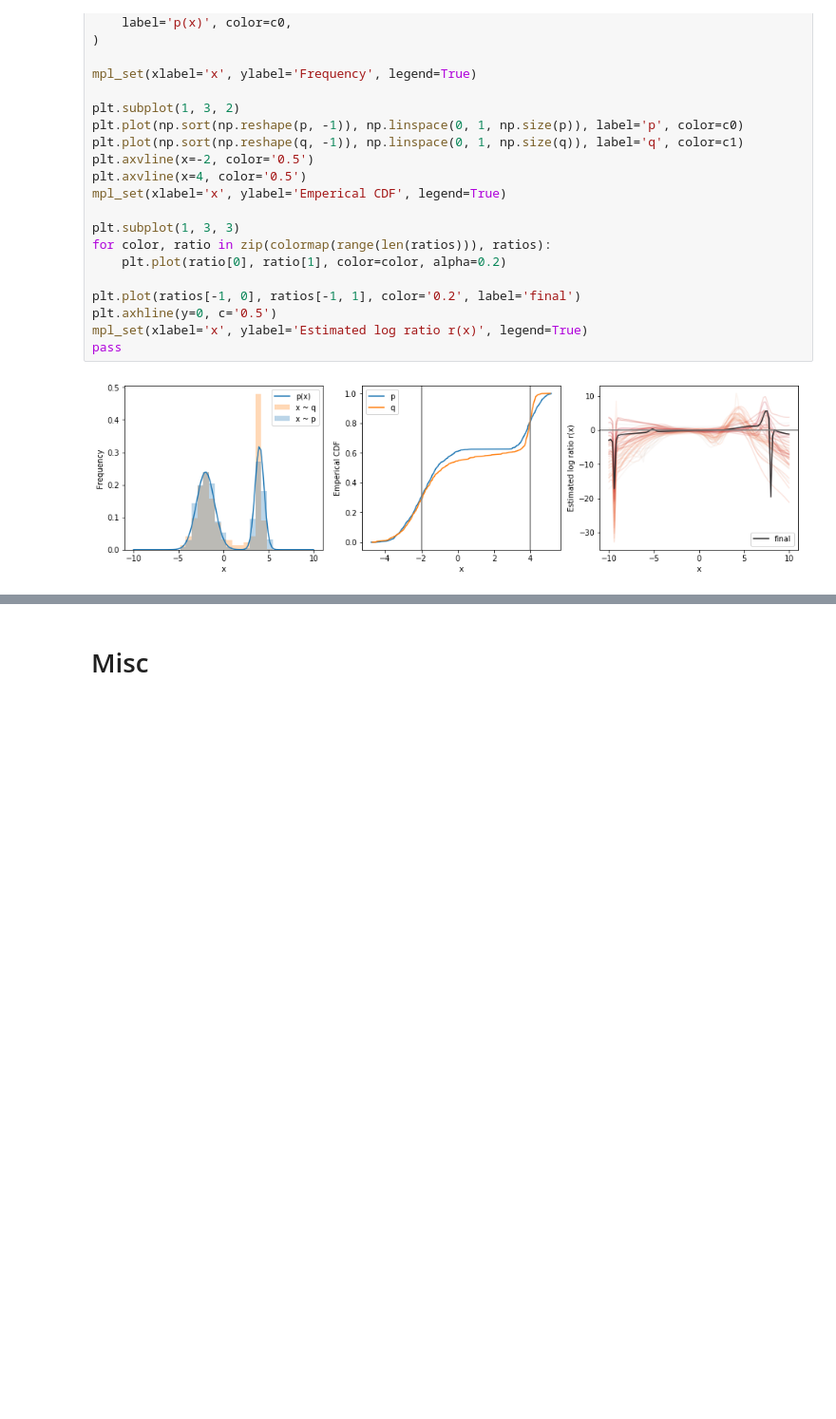
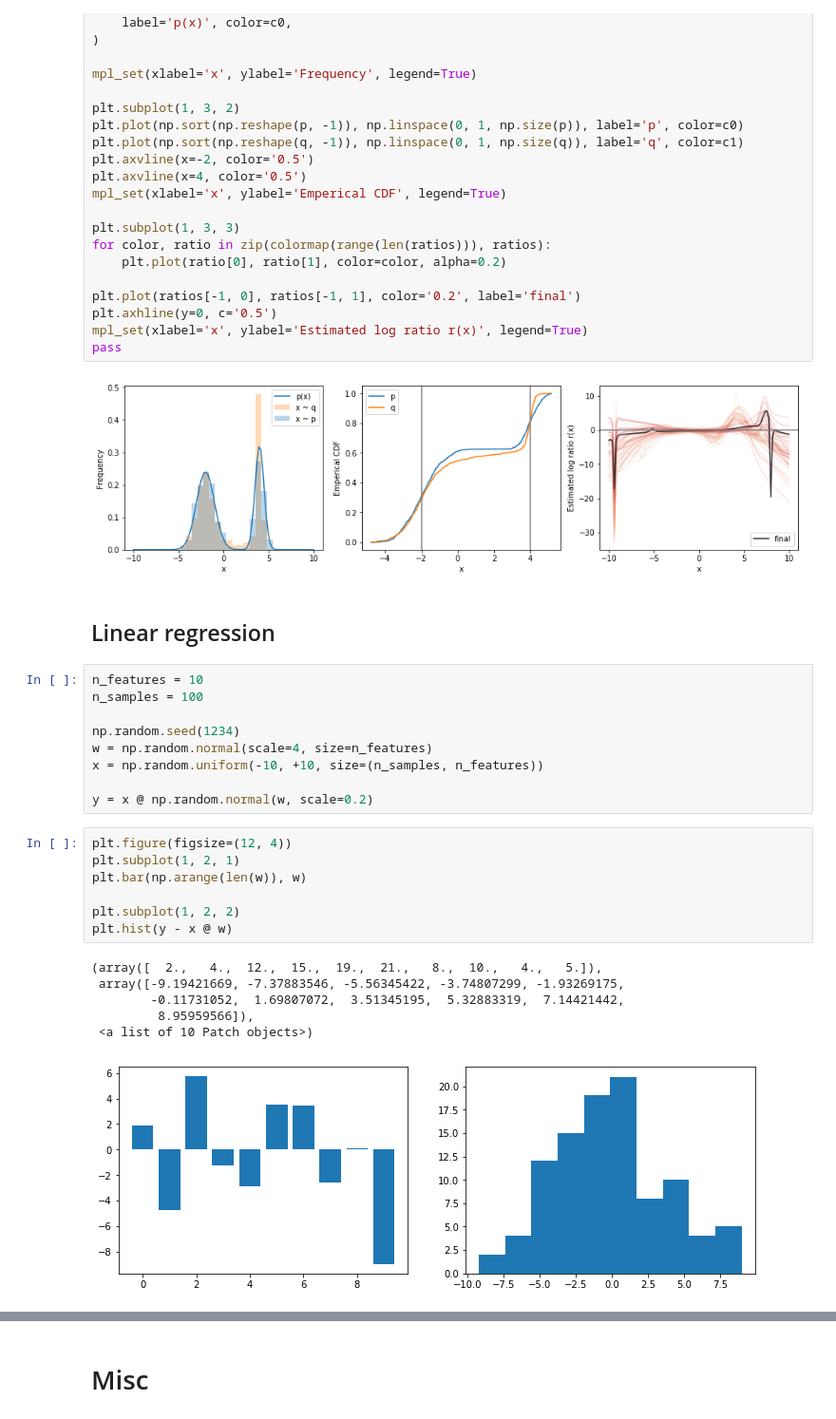
Before and after one commit to chmp/misc-exp, a Jupyter notebook: BuildingBlocks/ImplicitVariationalInference.ipynb, the cells around one changed output, grey strips where cells are left out. Shown at 95% size. Saved outputs shown, nothing was run; the diff lists cells and outputs as text; blank space fills up the shorter version.

```diff
--- a/BuildingBlocks/ImplicitVariationalInference.ipynb
+++ b/BuildingBlocks/ImplicitVariationalInference.ipynb
@@ -240,3 +253,28 @@ mpl_set(xlabel='x', ylabel='Estimated log ratio r(x)', legend=True)
 pass
 # %% [output]
 [figure]
+# %% [markdown]
+## Linear regression
+# %%
+n_features = 10
+n_samples = 100
+
+np.random.seed(1234)
+w = np.random.normal(scale=4, size=n_features)
+x = np.random.uniform(-10, +10, size=(n_samples, n_features))
+
+y = x @ np.random.normal(w, scale=0.2)
+# %%
+plt.figure(figsize=(12, 4))
+plt.subplot(1, 2, 1)
+plt.bar(np.arange(len(w)), w)
+
+plt.subplot(1, 2, 2)
+plt.hist(y - x @ w)
+# %% [output]
+(array([  2.,   4.,  12.,  15.,  19.,  21.,   8.,  10.,   4.,   5.]),
+ array([-9.19421669, -7.37883546, -5.56345422, -3.74807299, -1.93269175,
+        -0.11731052,  1.69807072,  3.51345195,  5.32883319,  7.14421442,
+         8.95959566]),
+ <a list of 10 Patch objects>)
+[figure, added]
```
Also changed, not shown: parts of 7 cells of this notebook, 2 other files.
